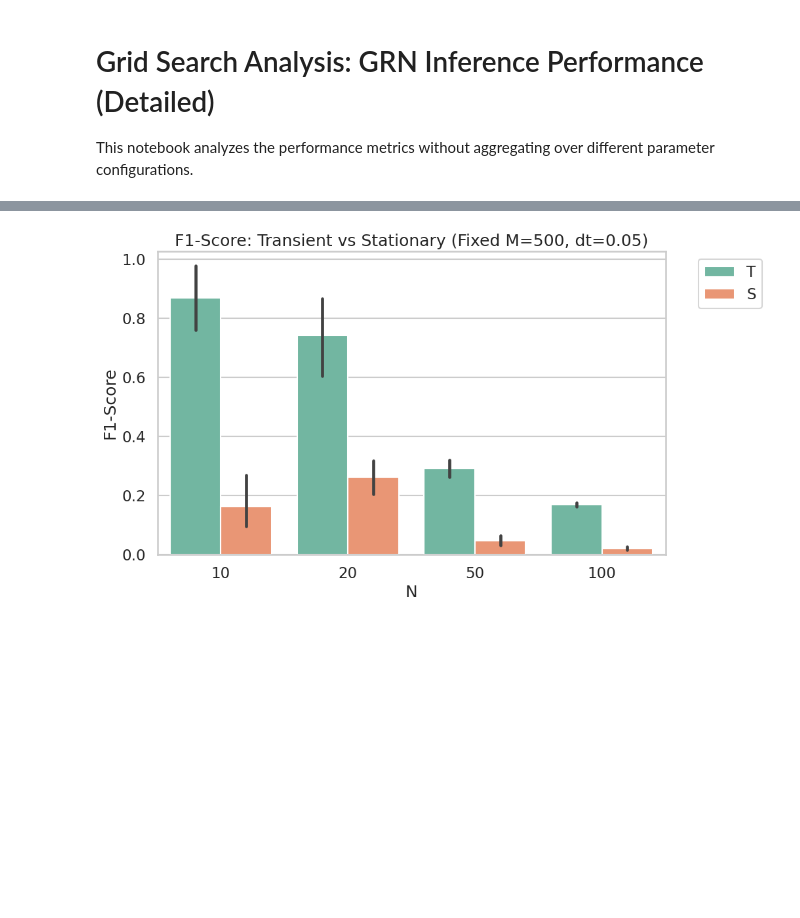
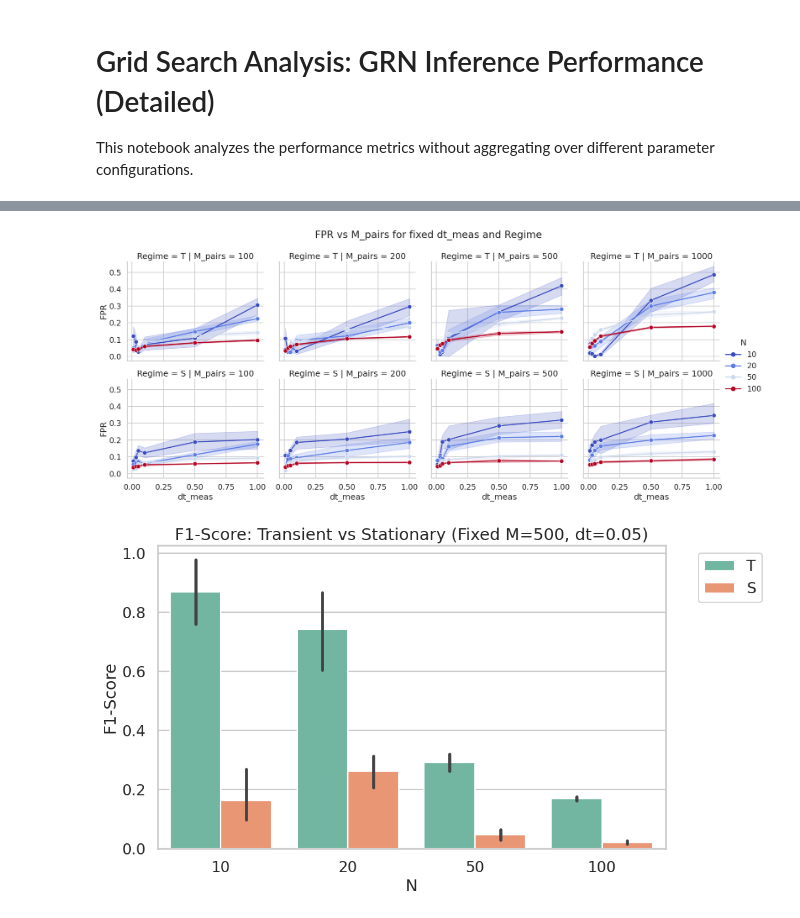
Before and after one commit to CoMuNeLab/Onsager_Machlup_Inf, a Jupyter notebook: Grid_Search_Analysis.ipynb, the cells around one changed output, grey strips where cells are left out. Cells and saved outputs as stored; diff of their text form; code cells hidden in the pictures; blank space fills up the shorter version.

```diff
--- a/Grid_Search_Analysis.ipynb
+++ b/Grid_Search_Analysis.ipynb
@@ -48,3 +74,16 @@ plt.show()
+# %%
+# Plot FPR vs M_pairs. We use a FacetGrid to separate dt_meas (columns) and Regime (rows).
+g = sns.relplot(
+    data=df, x='dt_meas', y='FPR', hue='N',
+    col='M_pairs', row='Regime', kind='line', err_style='band', marker='o',
+    palette='coolwarm', height=4, aspect=1.2
+)
+#g.set(xlim=(0, 1100))
+g.figure.suptitle('FPR vs M_pairs for fixed dt_meas and Regime', y=1.05)
+g.savefig('images/detailed/performance_vs_M_faceted.png', dpi=300, bbox_inches='tight')
+plt.show()
+# %% [output]
+[figure, added]
 # %%
 # Choose a specific configuration to compare transient vs stationary: M_pairs=500, dt_meas=0.05
 fixed_M = 500
```
Also changed, not shown: parts of 6 cells of this notebook, 3 other files.
